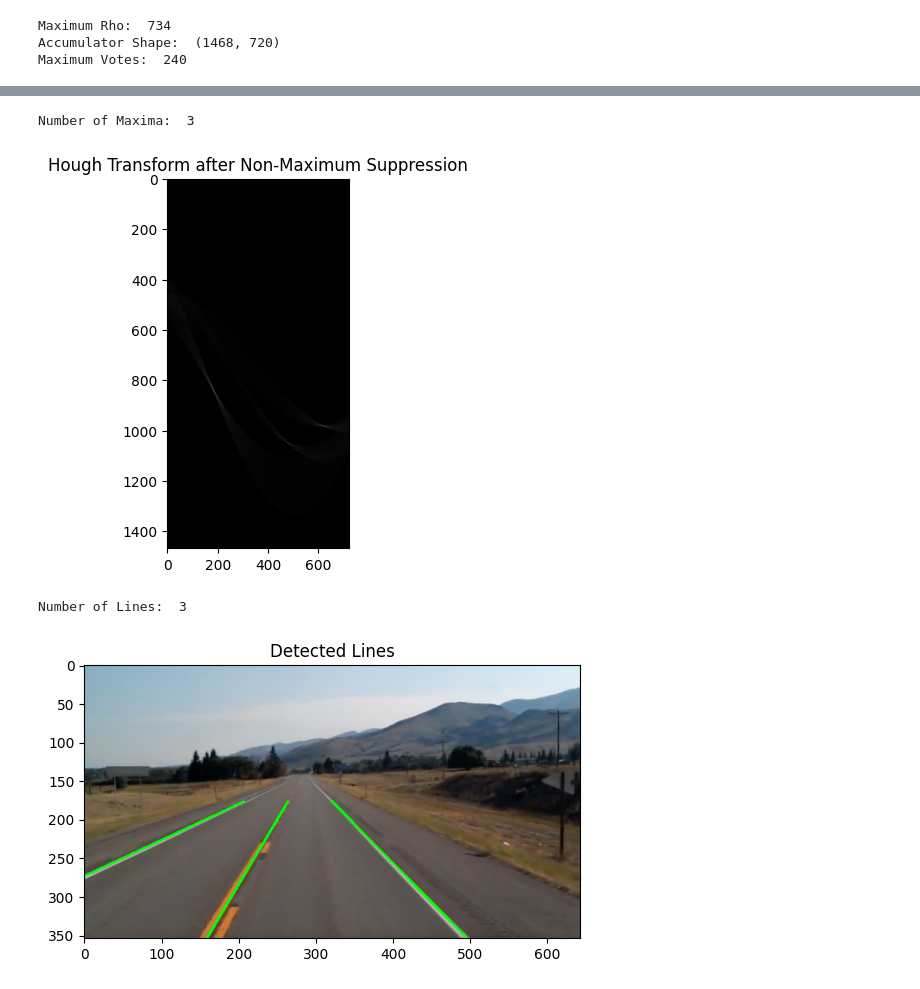
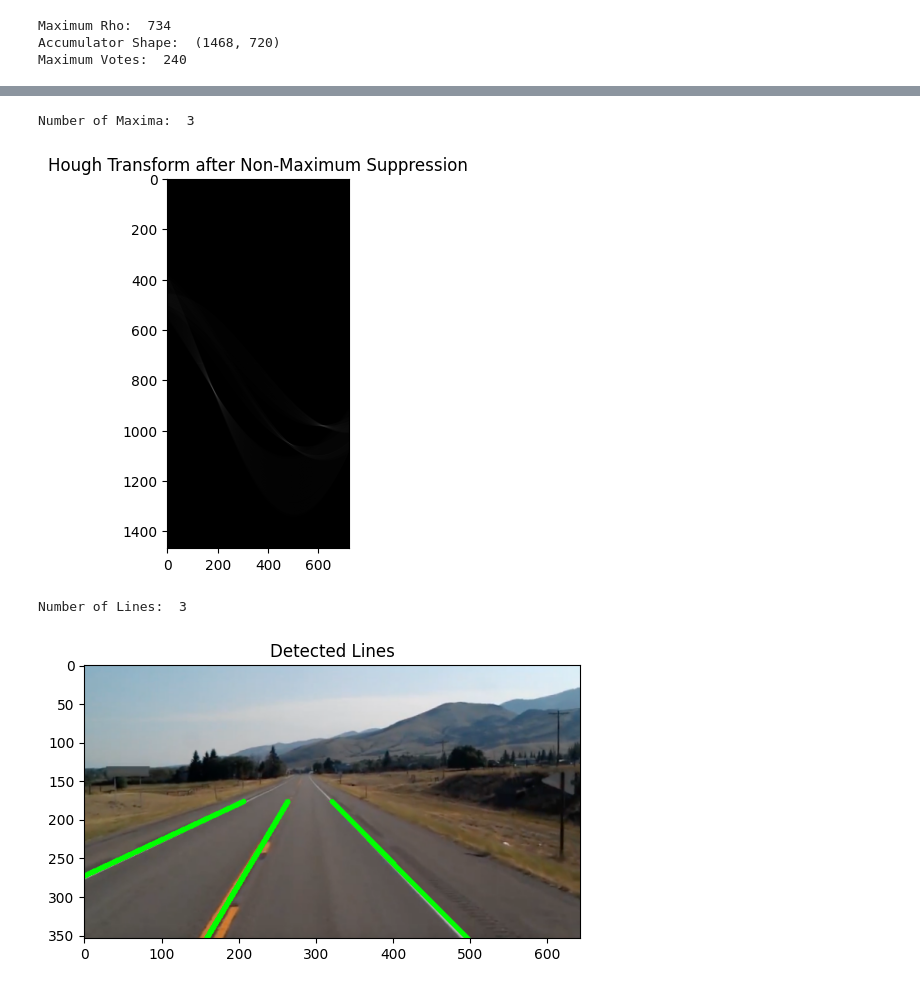
Before and after one commit to MohamedFarid612/Image-Processing-Filters-For-ImageCartoonifying-and-Road-Lane-Detection-Using-Hough-Transform, a Jupyter notebook: Hough.ipynb, the cells around one changed output, grey strips where cells are left out. Cells and saved outputs as stored; diff of their text form; code cells hidden in the pictures.

```diff
--- a/Hough.ipynb
+++ b/Hough.ipynb
@@ -40,14 +40,14 @@ plt.show()
 BINS_FOR_THETA = 0.25
 BINS_FOR_RHO = 1
 max_rho=int(math.sqrt(height**2+width**2))
-print("Maximum Rho: ", max_rho)
 rhos = np.arange(-max_rho, max_rho, BINS_FOR_RHO)
 thetas = np.deg2rad(np.arange(-90, 90, BINS_FOR_THETA))
 accumulator = np.zeros((2 * max_rho // BINS_FOR_RHO, len(thetas)), dtype=np.uint64)
+print("Maximum Rho: ", max_rho)
 print("Accumulator Shape: ", accumulator.shape)
-y_idxs, x_idxs = np.nonzero(roi)
 
 # Voting in the Accumulator
+y_idxs, x_idxs = np.nonzero(roi)
 for i in range(len(x_idxs)):
     x= x_idxs[i]
     y= y_idxs[i]
@@ -111,35 +111,35 @@ for i in range(len(lines)):
     x0 = 0
     y0 = int(intercept)
     x1 = int(x0 + 1000*(-b))
     y1 = int(y0 + 1000*(a))
     x2 = int(x0 - 1000*(-b))
     y2 = int(y0 - 1000*(a))
 
     if (y1 < int(height/2)):
         y1 = int(height/2)
         x1 = int((y1 - intercept)/slope)
     if (y2 < int(height/2)):
         y2 = int(height/2)
         x2 = int((y2 - intercept)/slope)
 
-    cv2.line(img, (x1, y1), (x2, y2), (0, 255, 0), 2)
+    cv2.line(img, (x1, y1), (x2, y2), (0, 255, 0), 5)
 plt.title("Detected Lines")
 plt.imshow(img)
 plt.show()
 # %% [output]
 [figure]
 [figure]
 [figure]
 [figure]
 [figure]
 Maximum Rho:  734
 Accumulator Shape:  (1468, 720)
 Maximum Votes:  240
 [figure]
 Number of Maxima:  3
 [figure]
 Number of Lines:  3
-[figure, old version]
+[figure, new version]
 # %%
 img = cv2.imread("images/street.png")
 img = cv2.cvtColor(img, cv2.COLOR_BGR2RGB)
```
Also changed, not shown: parts of 1 cell of this notebook.
